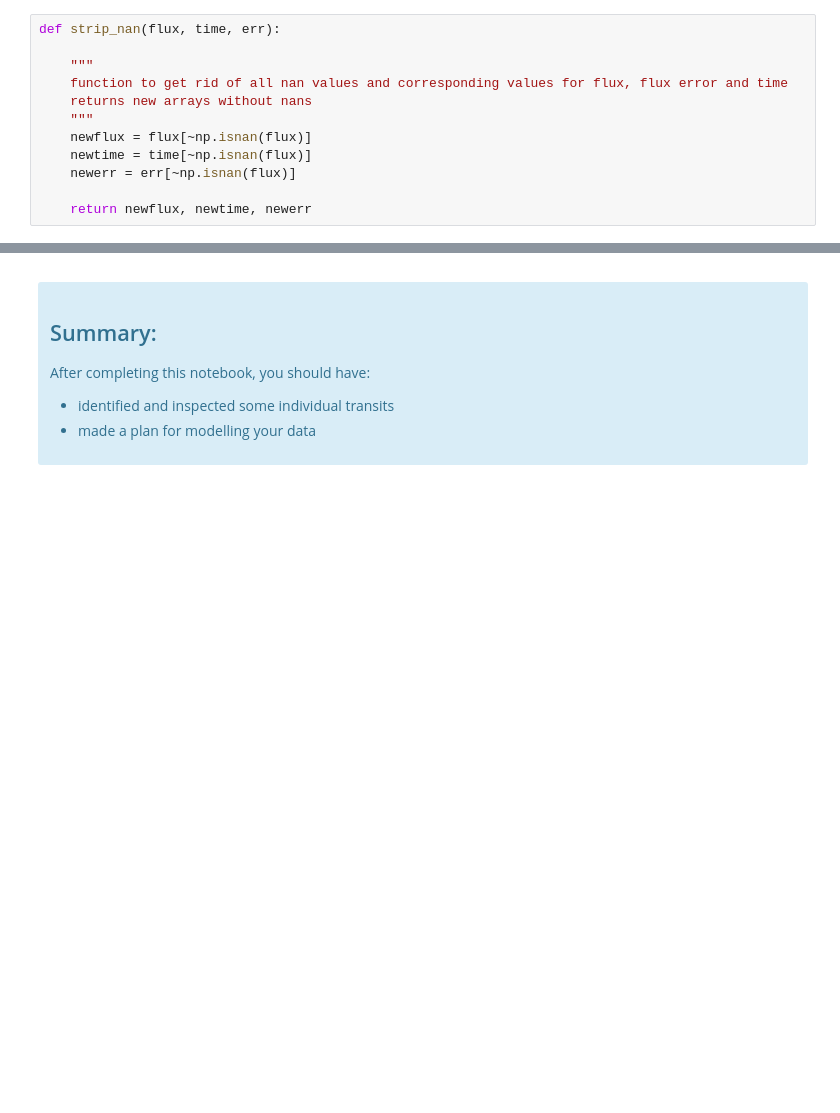
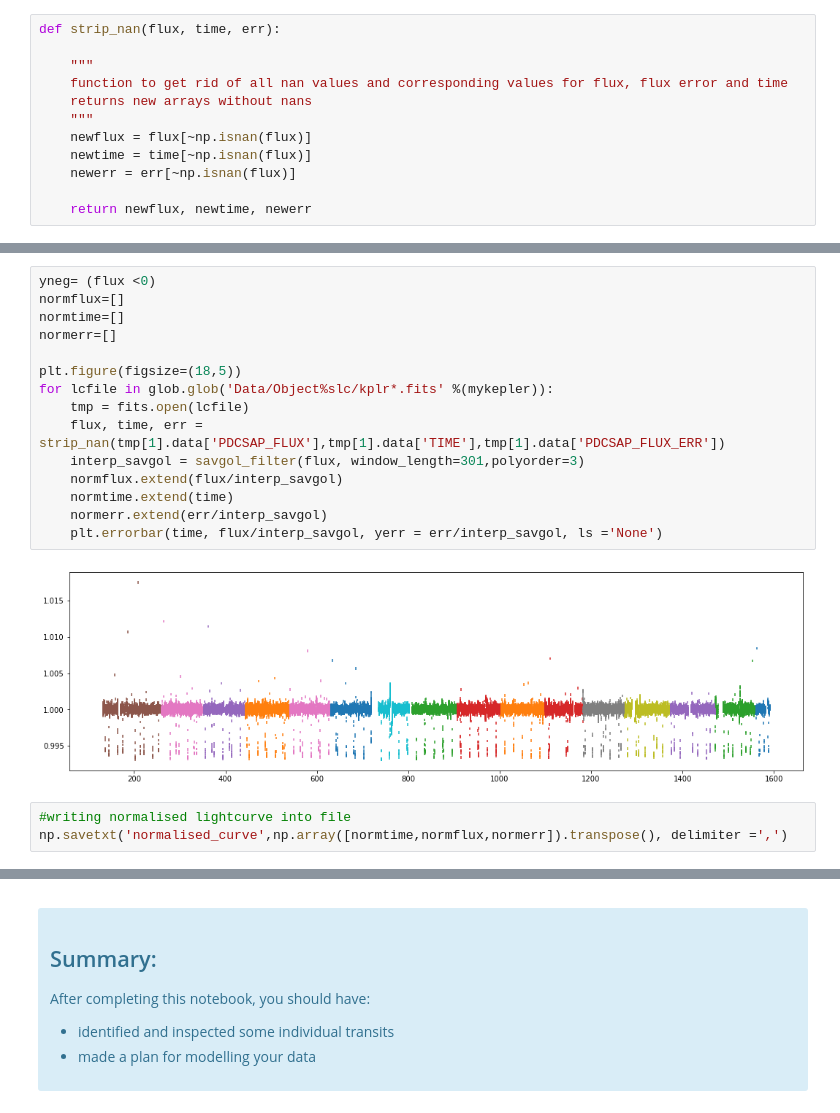
Before and after one commit to wfw23/Astrolabs, a Jupyter notebook: Chapter3_ExoLightCurves.ipynb, the cells around one changed output, grey strips where cells are left out. Saved outputs shown, nothing was run; the diff lists cells and outputs as text; blank space fills up the shorter version.

```diff
--- a/Chapter3_ExoLightCurves.ipynb
+++ b/Chapter3_ExoLightCurves.ipynb
@@ -326,0 +325,20 @@ for lcfile in glob.glob('Data/Object%slc/kplr*.fits' %(mykepler)):
+# %%
+yneg= (flux <0)
+normflux=[]
+normtime=[]
+normerr=[]
+
+plt.figure(figsize=(18,5))
+for lcfile in glob.glob('Data/Object%slc/kplr*.fits' %(mykepler)):
+    tmp = fits.open(lcfile)
+    flux, time, err = strip_nan(tmp[1].data['PDCSAP_FLUX'],tmp[1].data['TIME'],tmp[1].data['PDCSAP_FLUX_ERR'])
+    interp_savgol = savgol_filter(flux, window_length=301,polyorder=3)
+    normflux.extend(flux/interp_savgol)
+    normtime.extend(time)
+    normerr.extend(err/interp_savgol)
+    plt.errorbar(time, flux/interp_savgol, yerr = err/interp_savgol, ls ='None')
+# %% [output]
+[figure, added]
+# %%
+#writing normalised lightcurve into file
+np.savetxt('normalised_curve',np.array([normtime,normflux,normerr]).transpose(), delimiter =',')
```
Also changed, not shown: parts of 14 cells of this notebook, 2 other files.
